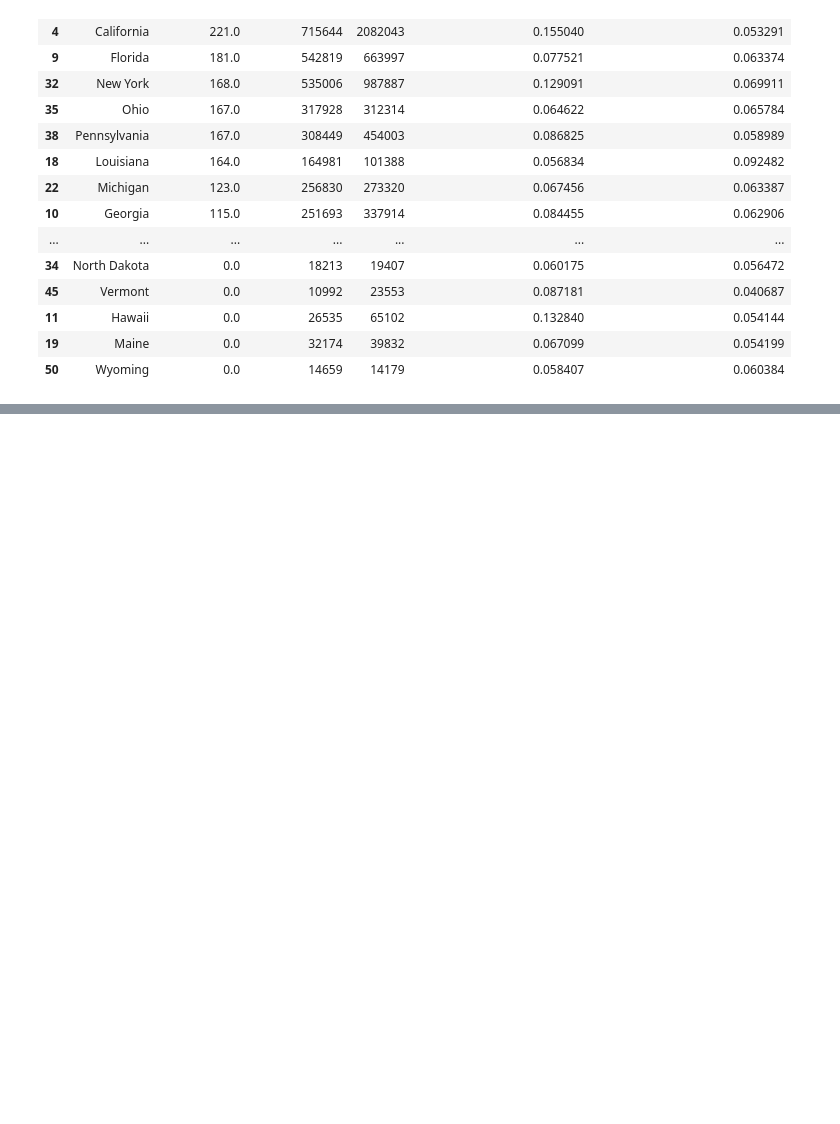
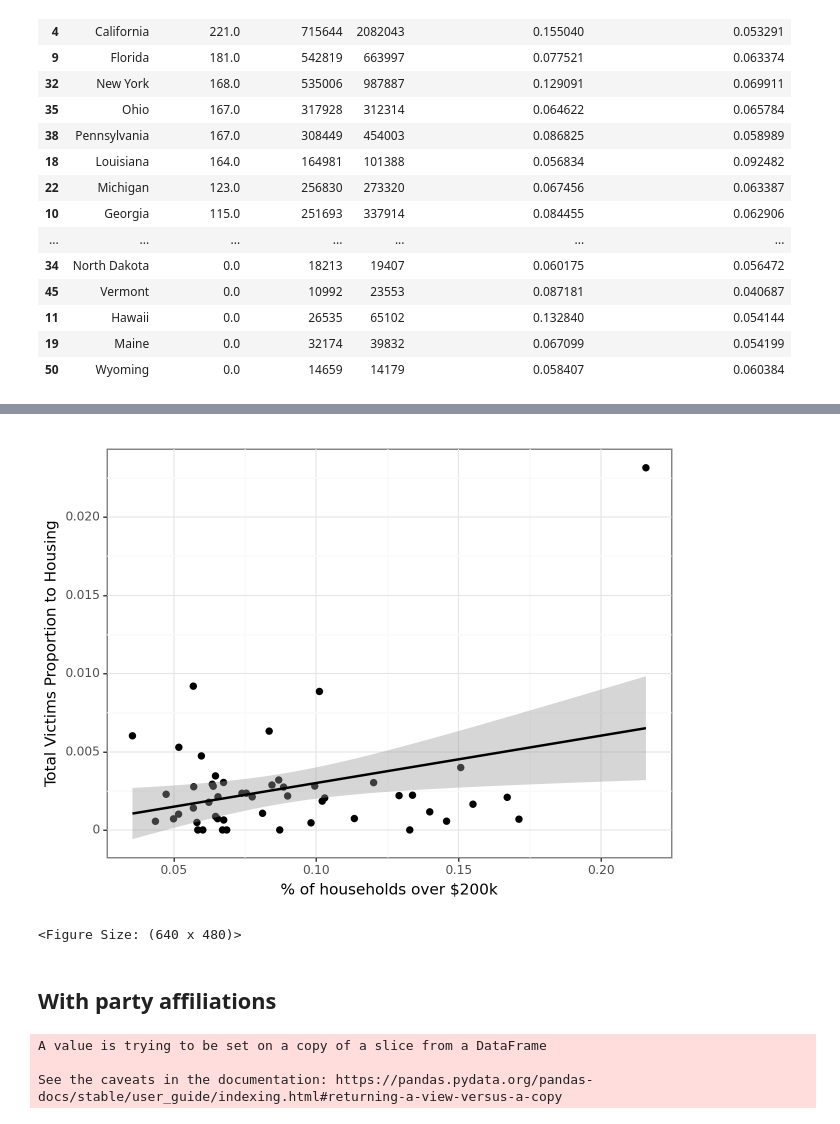
Before and after one commit to Guenthnerclan/GSB-S521-01-2242-Project-1, a Jupyter notebook: intro_Toby.ipynb, the cells around one changed output, grey strips where cells are left out. Cells and saved outputs as stored; diff of their text form; code cells hidden in the pictures; blank space fills up the shorter version.

```diff
--- a/intro_Toby.ipynb
+++ b/intro_Toby.ipynb
@@ -175,0 +209,34 @@ from plotnine.scales import scale_y_log10
+# %%
+from plotnine import ggplot, aes, geom_boxplot, labs, scale_fill_discrete, scale_x_discrete,scale_fill_discrete, theme, element_text, theme_bw, geom_point,stat_smooth
+from plotnine.scales import scale_y_log10
+
+(ggplot(merged_sum_df, aes(x="% of households over $200k", y="Victims Proportion"))
+ + geom_point(size=2) #makes boxplots
+ + labs(
+   x="% of households over $200k",
+   y="Total Victims Proportion to Housing",
+   title=""
+ )
+ + theme_bw() #white background theme rather than gray
+ + stat_smooth(method='lm')
+ )
+# %% [output]
+[figure, added]
+<Figure Size: (640 x 480)>
+# %% [markdown]
+## With party affiliations
+# %%
+# Replace the URL with the Wikipedia page URL containing the table
+url = "https://en.wikipedia.org/wiki/Political_party_strength_in_U.S._states#U.S._state_party_control_as_of_January_2024"
+tables = pd.read_html(url, header=0)  # Set header=0 to use the first row as column names
+
+# Select the desired table by index (if there are multiple tables on the page)
+# You can print(tables) to see a list of all tables and their indices
+selected_table_index = 2
+party = tables[selected_table_index]
+party = party[['State', '2020 presidential election']]
+party.rename(columns={'2020 presidential election': 'Party'}, inplace=True)
+# %% [output]
+A value is trying to be set on a copy of a slice from a DataFrame
+
+See the caveats in the documentation: https://pandas.pydata.org/pandas-docs/stable/user_guide/indexing.html#returning-a-view-versus-a-copy
```
Also changed, not shown: parts of 10 cells of this notebook.
